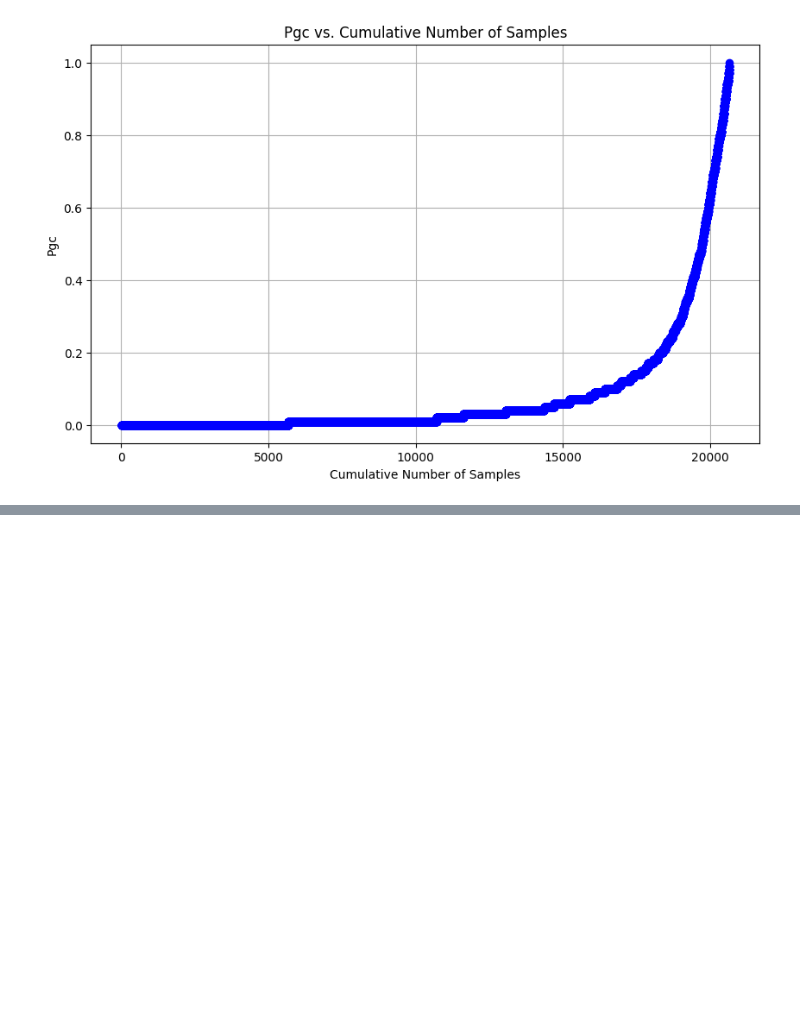
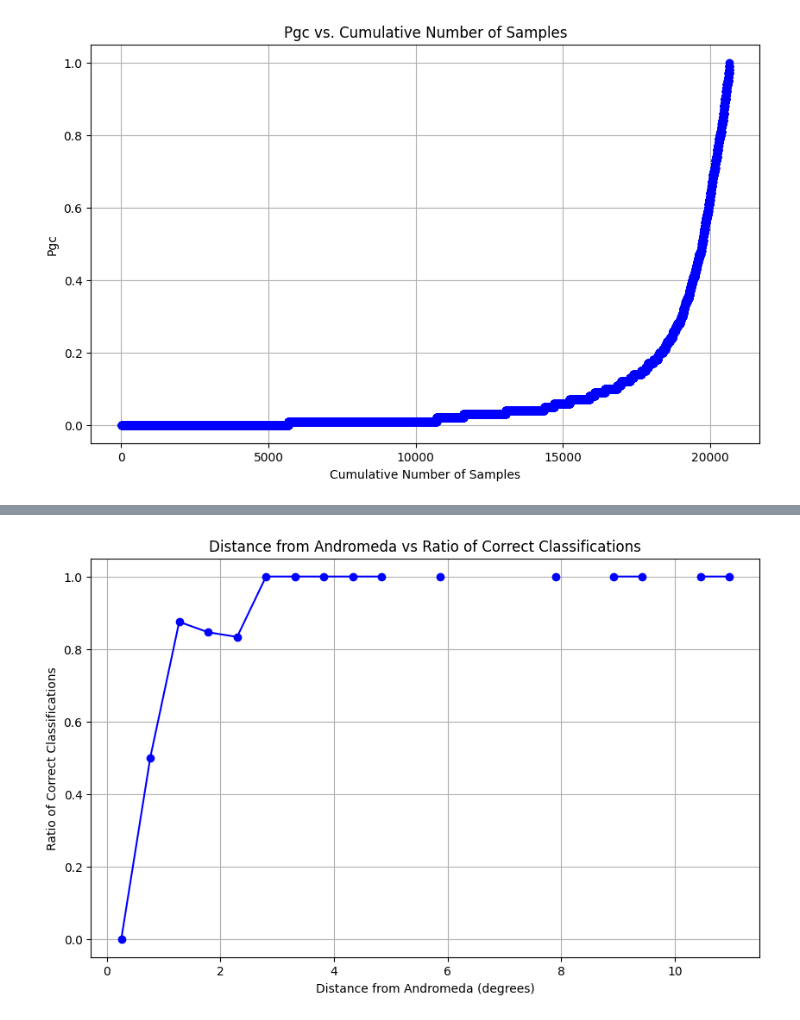
Before and after one commit to OscarKlemenz/Star-Cluster-Classifier, a Jupyter notebook: src/visualisations.ipynb, the cells around one changed output, grey strips where cells are left out. Saved outputs shown, nothing was run; the diff lists cells and outputs as text; code cells hidden in the pictures; blank space fills up the shorter version.

Commit message:
Working on graph creation

```diff
--- a/src/visualisations.ipynb
+++ b/src/visualisations.ipynb
@@ -154,0 +202,83 @@ plt.show()
+# %%
+import os
+import re
+import numpy as np
+import matplotlib.pyplot as plt
+from sklearn.metrics import confusion_matrix
+
+# Andromeda Galaxy coordinates
+andromeda_ra = 10.6847083
+andromeda_dec = 41.26875
+
+# Directories containing the classified images
+correct_dir = '../data/correct_incorrect_G_128SRNC/correct'
+incorrect_dir = '../data/correct_incorrect_G_128SRNC/incorrect'
+
+# Function to extract RA and DEC from filename
+def extract_ra_dec(filename):
+    match = re.search(r'_(\d+\.\d+)_(\d+\.\d+)\.png$', filename)
+    if match:
+        ra = float(match.group(1))
+        dec = float(match.group(2))
+        return ra, dec
+    return None, None
+
+# Function to calculate distance from Andromeda
+def calculate_distance(ra, dec):
+    return np.sqrt((ra - andromeda_ra)**2 + (dec - andromeda_dec)**2)
+
+# Lists to store distances and labels
+distances = []
+labels = []
+
+# Process correct images
+for filename in os.listdir(correct_dir):
+    if filename.lower().endswith('.png'):
+        ra, dec = extract_ra_dec(filename)
+        if ra is not None and dec is not None:
+            distance = calculate_distance(ra, dec)
+            distances.append(distance)
+            labels.append(1)  # Correct
+
+# Process incorrect images
+for filename in os.listdir(incorrect_dir):
+    if filename.lower().endswith('.png'):
+        ra, dec = extract_ra_dec(filename)
+        if ra is not None and dec is not None:
+            distance = calculate_distance(ra, dec)
+            distances.append(distance)
+            labels.append(0)  # Incorrect
+
+# Convert to numpy arrays
+distances = np.array(distances)
+labels = np.array(labels)
+
+# Increase the number of bins
+num_bins = 35
+bins = np.linspace(0, max(distances), num_bins)
+bin_centers = 0.5 * (bins[:-1] + bins[1:])
+correct_ratios = []
+
+for i in range(len(bins) - 1):
+    bin_mask = (distances >= bins[i]) & (distances < bins[i + 1])
+    bin_labels = labels[bin_mask]
+    if len(bin_labels) > 0:
+        correct_ratio = np.sum(bin_labels) / len(bin_labels)
+        correct_ratios.append(correct_ratio)
+    else:
+        correct_ratios.append(np.nan)
+
+# Plot the distance from Andromeda vs the ratio of correct classifications
+plt.figure(figsize=(10, 6))
+plt.plot(bin_centers, correct_ratios, marker='o', linestyle='-', color='b')
+
+# Add labels and title
+plt.xlabel('Distance from Andromeda (degrees)')
+plt.ylabel('Ratio of Correct Classifications')
+plt.title('Distance from Andromeda vs Ratio of Correct Classifications')
+plt.grid(True)
+
+# Show the plot
+plt.show()
+# %% [output]
+[figure, added]
```
Also changed, not shown: parts of 6 cells of this notebook, 7 other files.
